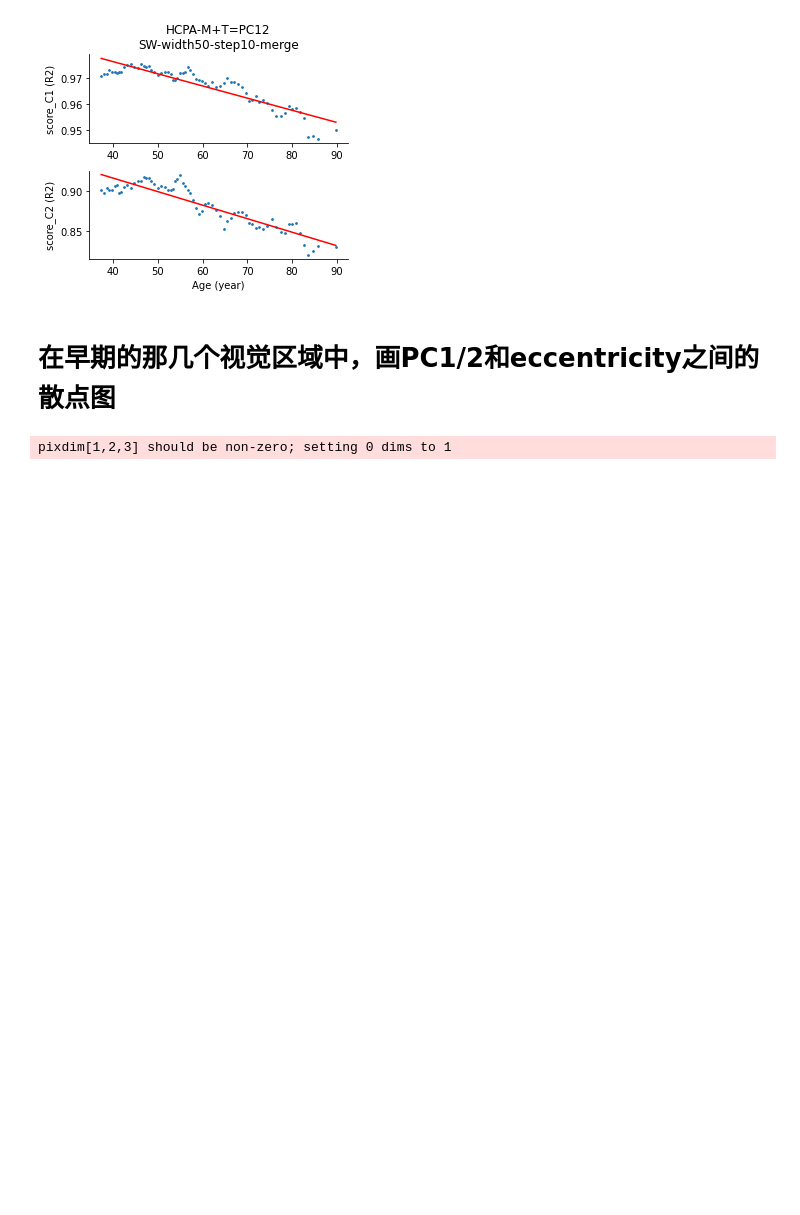
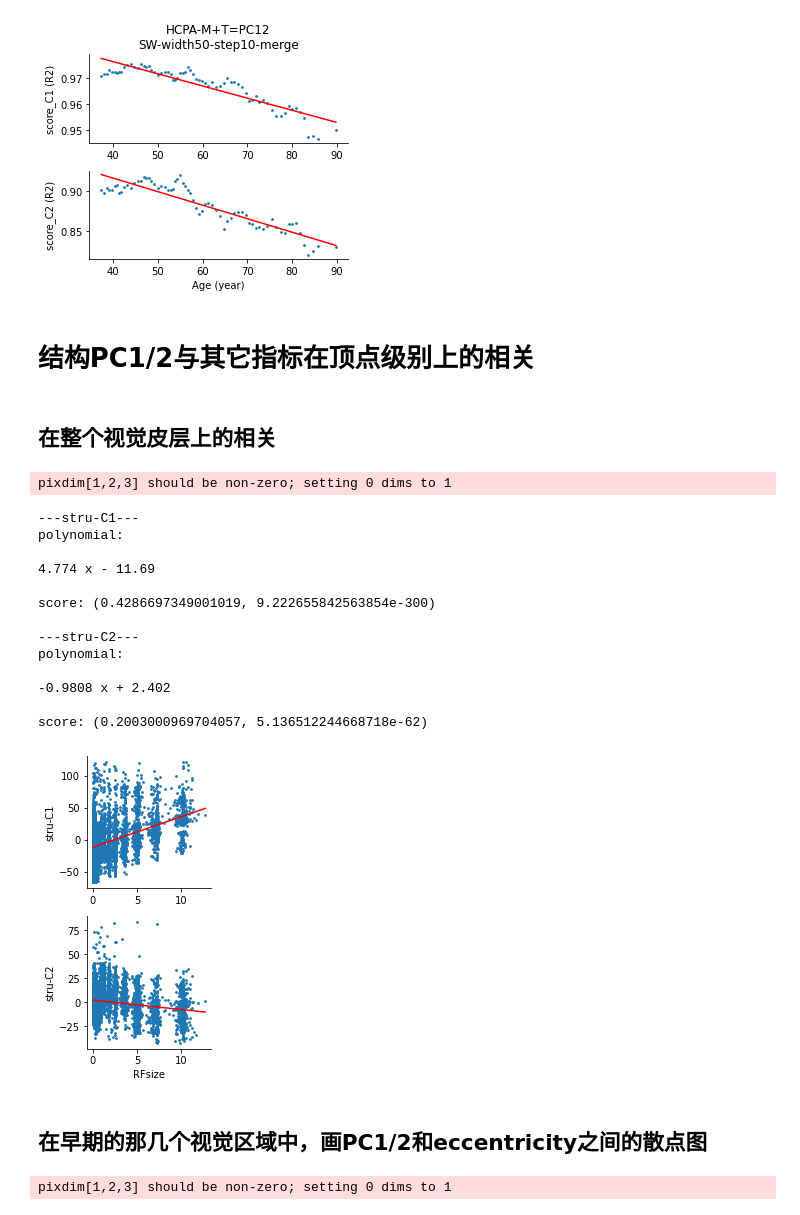
Before and after one commit to BNUCNL/nibrain, a Jupyter notebook: cxy_visual_dev/scripts/plot_scatter.ipynb, the cells around one changed output. Cells and saved outputs as stored; diff of their text form; code cells hidden in the pictures; blank space fills up the shorter version.

```diff
--- a/cxy_visual_dev/scripts/plot_scatter.ipynb
+++ b/cxy_visual_dev/scripts/plot_scatter.ipynb
@@ -644,8 +707,62 @@ polynomial:
 
 score: (0.9045461022138921, 3.971865652938619e-26)
 [figure]
+# %% [markdown]
+# 结构PC1/2与其它指标在顶点级别上的相关
+# %% [markdown]
+## 在整个视觉皮层上的相关
+# %%
+meas_name = 'RFsize'
+figsize = (2.6, 4.8)
+n_pc = 2
+pc_names = [f'stru-C{i}' for i in range(1, n_pc + 1)]
+meas2file = {
+    'ECC': s1200_avg_eccentricity,
+    'RFsize': s1200_avg_RFsize}
+out_file = pjoin(work_dir, f'PC12-corr-{meas_name}.jpg')
+# out_file = 'show'
+
+mask = Atlas('HCP-MMP').get_mask(get_rois('MMP-vis3-R'))[0]
+map_pcs = nib.load(pjoin(
+    anal_dir, 'decomposition/HCPY-M+T_MMP-vis3-R_zscore1_PCA-subj.dscalar.nii'
+)).get_fdata()[:n_pc, mask]
+map_meas = nib.load(meas2file[meas_name]).get_fdata()[0, :LR_count_32k]
+map_meas = map_meas[mask]
+
+fig, axes = plt.subplots(n_pc, 1, figsize=figsize)
+for pc_idx, pc_name in enumerate(pc_names):
+    ax = axes[pc_idx]
+    print(f'\n---{pc_name}---')
+    plot_polyfit(map_meas, map_pcs[pc_idx], 1, color='r', s=3, ax=ax)
+    ax.set_ylabel(pc_name)
+    if pc_idx == (n_pc - 1):
+        ax.set_xlabel(meas_name)
+    ax.spines['top'].set_visible(False)
+    ax.spines['right'].set_visible(False)
+
+fig.tight_layout()
+if out_file == 'show':
+    fig.show()
+else:
+    fig.savefig(out_file)
+# %% [output]
+pixdim[1,2,3] should be non-zero; setting 0 dims to 1
+---stru-C1---
+polynomial:
+
+4.774 x - 11.69
+
+score: (0.4286697349001019, 9.222655842563854e-300)
+
+---stru-C2---
+polynomial:
+
+-0.9808 x + 2.402
+
+score: (0.2003000969704057, 5.136512244668718e-62)
+[figure, added]
 # %% [markdown]
-# 在早期的那几个视觉区域中，画PC1/2和eccentricity之间的散点图
+## 在早期的那几个视觉区域中，画PC1/2和eccentricity之间的散点图
 # %%
 figsize = (12, 5)
 n_pc = 2
```
Also changed, not shown: parts of 4 cells of this notebook, 1 other file.
